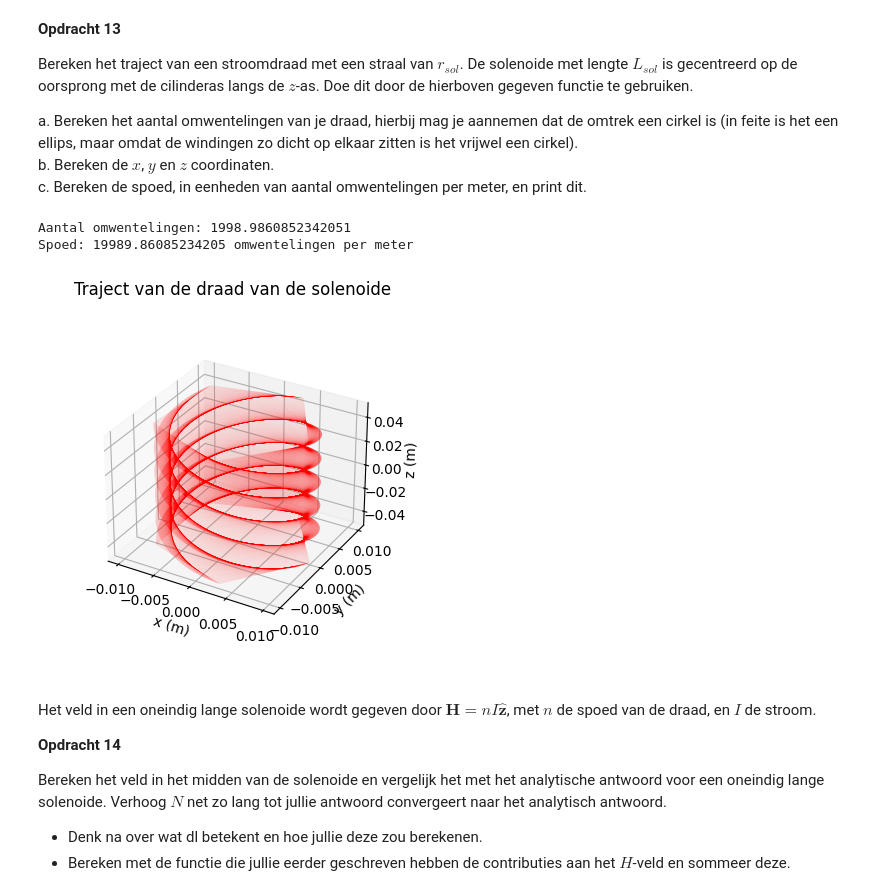
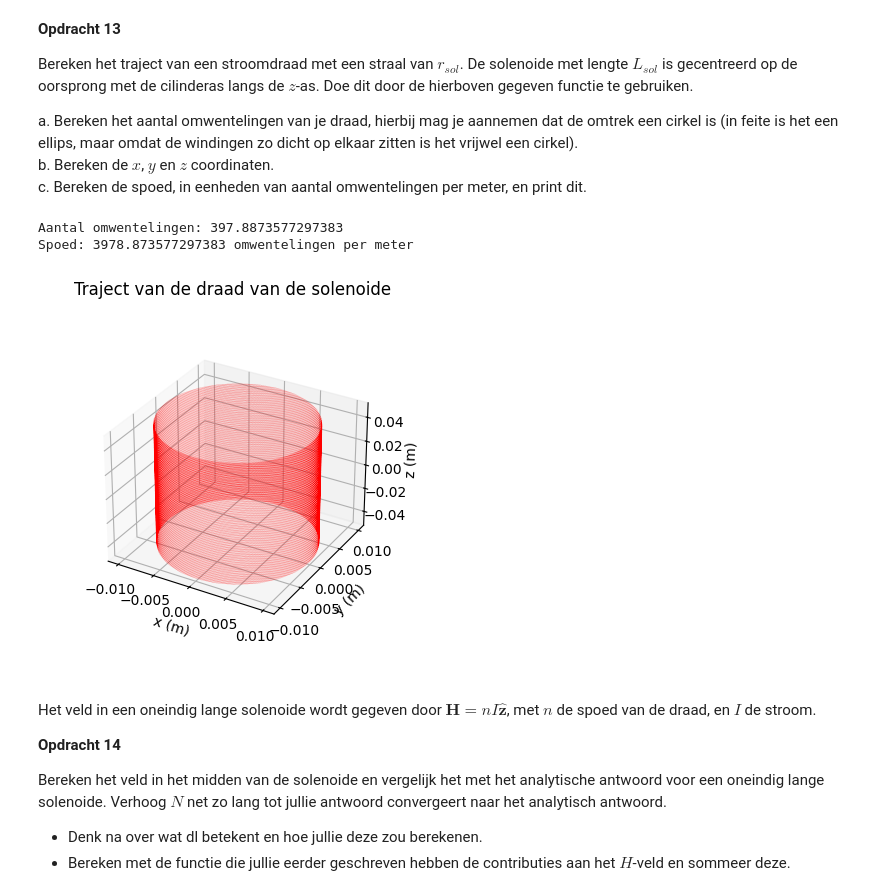
Before and after one commit to korne-Hoendervangers/opdrachten-DEF-D-KorneHoendervangers, a Jupyter notebook: DigitaleOntwerpopdrachten/2KrachtactuatorOpdracht/2KrachtactuatorOpdracht/KrachtactuatorOpdracht.ipynb, the cells around one changed output. Cells and saved outputs as stored; diff of their text form; code cells hidden in the pictures.

```diff
--- a/DigitaleOntwerpopdrachten/2KrachtactuatorOpdracht/2KrachtactuatorOpdracht/KrachtactuatorOpdracht.ipynb
+++ b/DigitaleOntwerpopdrachten/2KrachtactuatorOpdracht/2KrachtactuatorOpdracht/KrachtactuatorOpdracht.ipynb
@@ -501,36 +519,36 @@ c. Bereken de spoed, in eenheden van aantal omwentelingen per meter, en print di
 # %%
 import numpy as np
 import matplotlib.pyplot as plt
 #later wordt aangegeven dat we moeten kijken of de deur actuator aan de criteria voldoet dus heb de waarden hierin gevuld.
 # Gegeven / kies waarden
-l_draad = 125.6    #was eerst 10    # meter (voorbeeld)
+l_draad = 25    #was eerst 10    # meter (voorbeeld)
 r_sol = 0.01        # 1 cm straal
 L_sol = 0.1         # 10 cm lengte
 N = 10000       # aantal punten voor parametrisatie
 
 # a. aantal omwentelingen
 aantal_omwentelingen = l_draad / (2 * np.pi * r_sol)
 
 x, y, z = parametrisatie(N, r_sol, aantal_omwentelingen, L_sol)
 
 # c. spoed
 spoed = aantal_omwentelingen / L_sol
 print("Aantal omwentelingen:", aantal_omwentelingen)
 print("Spoed:", spoed, "omwentelingen per meter")
 
 # plot
 ax = plt.figure().add_subplot(projection='3d')
 plt.title('Traject van de draad van de solenoide')
-plt.plot(x, y, z, '-r', linewidth=0.01)
+plt.plot(x, y, z, '-r', linewidth=0.05)
 ax.set_box_aspect(aspect=None, zoom=0.8)
 ax.set_xlabel('x (m)')
 ax.set_ylabel('y (m)')
 ax.set_zlabel('z (m)')
 plt.show()
 # %% [output]
-Aantal omwentelingen: 1998.9860852342051
-Spoed: 19989.86085234205 omwentelingen per meter
+Aantal omwentelingen: 397.8873577297383
+Spoed: 3978.873577297383 omwentelingen per meter
-[figure, old version]
+[figure, new version]
 # %% [markdown]
 Het veld in een oneindig lange solenoide wordt gegeven door $\mathbf{H} = n I \hat{\mathbf{z}}$, met $n$ de spoed van de draad, en $I$ de stroom.
 
```
Also changed, not shown: parts of 15 cells of this notebook.
